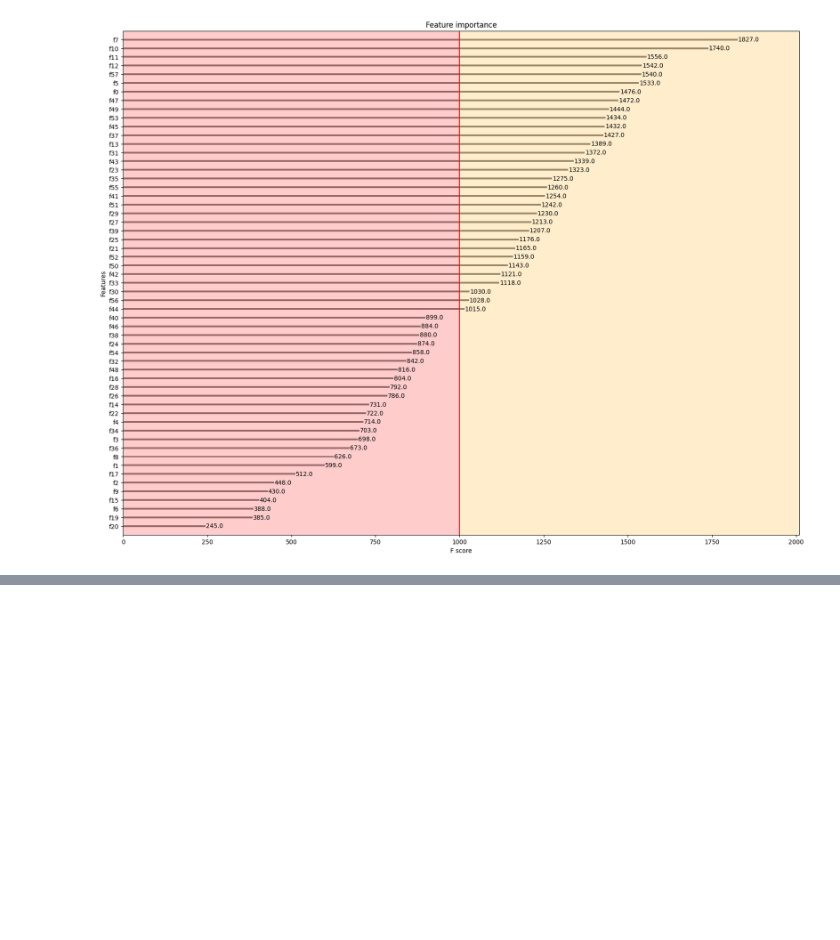
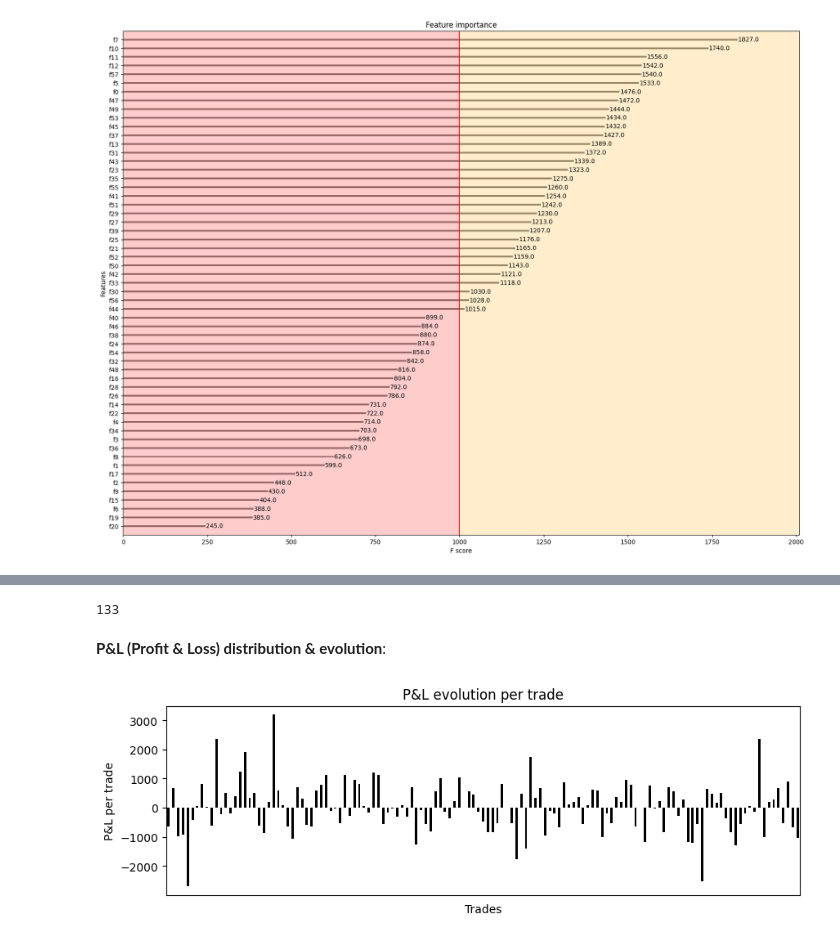
Before and after one commit to lcsrodriguez/cryptotrading, a Jupyter notebook: notebooks/ethereum_trading.ipynb, the cells around one changed output, grey strips where cells are left out. Drawn from its saved outputs; the diff is of its cells as text; code cells hidden in the pictures; blank space fills up the shorter version.

```diff
--- a/notebooks/ethereum_trading.ipynb
+++ b/notebooks/ethereum_trading.ipynb
@@ -425,0 +430,3 @@ _ = plt.axvspan(xmin=6000, xmax=8000, color="green", alpha=0.2)
+# %%
+data = eth_2018.loc[s:e]
+data.head()
@@ -425,0 +456,3 @@ _ = plt.axvspan(xmin=6000, xmax=8000, color="green", alpha=0.2)
+# %%
+# Running the backtesting operation
+stats = bt.run()
@@ -425,0 +461,12 @@ _ = plt.axvspan(xmin=6000, xmax=8000, color="green", alpha=0.2)
+# %%
+# Defining the current timestamp (string representation)
+dt_now = datetime.datetime.now().strftime("%m-%d-%Y_%H-%M-%S")
+
+# Plotting the results curves (in the Jupyter notebook)
+_ = bt.plot()
+
+# Saving on-disk the results curves as HTML page
+#_ = bt.plot(filename=f"../out/backtests/plots/plots_{dt_now}")
+
+# Collecting statistical output from backtest
+bt_results = stats
@@ -425,0 +476,12 @@ _ = plt.axvspan(xmin=6000, xmax=8000, color="green", alpha=0.2)
+# %%
+# Getting the statistical output from backtest (broadcasting into a Python dict from a BT stat type)
+bt_results_ = {k:v for k, v in bt_results.items() if k not in ["_trades", "_equity_curve", "_strategy"]}
+
+# Getting the output strategy instance
+bt_strategy = bt_results["_strategy"]
+
+# Getting the equity curve
+bt_equity_curve = bt_results["_equity_curve"]
+
+# Getting the trades table
+bt_trades = bt_results["_trades"]
@@ -425,0 +513,19 @@ _ = plt.axvspan(xmin=6000, xmax=8000, color="green", alpha=0.2)
+# %%
+# Number of trades
+nb_trades = bt_trades.shape[0]
+nb_trades
+# %% [output]
+133
+# %% [markdown]
+**P&L (Profit & Loss) distribution & evolution**:
+# %%
+# Plotting the individual P&L for each trade
+_ = bt_trades["PnL"].plot.bar(color="black", figsize=(10, 3), rot=40)
+_ = plt.title("P&L evolution per trade")
+_ = plt.xlabel("Trades")
+_ = plt.ylabel("P&L per trade")
+_ = plt.xticks([], [])
+#_ = plt.grid()
+#_ = plt.axhline(y = 0, color="red", alpha=0.2)
+# %% [output]
+[figure, added]
```
Also changed, not shown: parts of 16 cells of this notebook, 1 other file.
